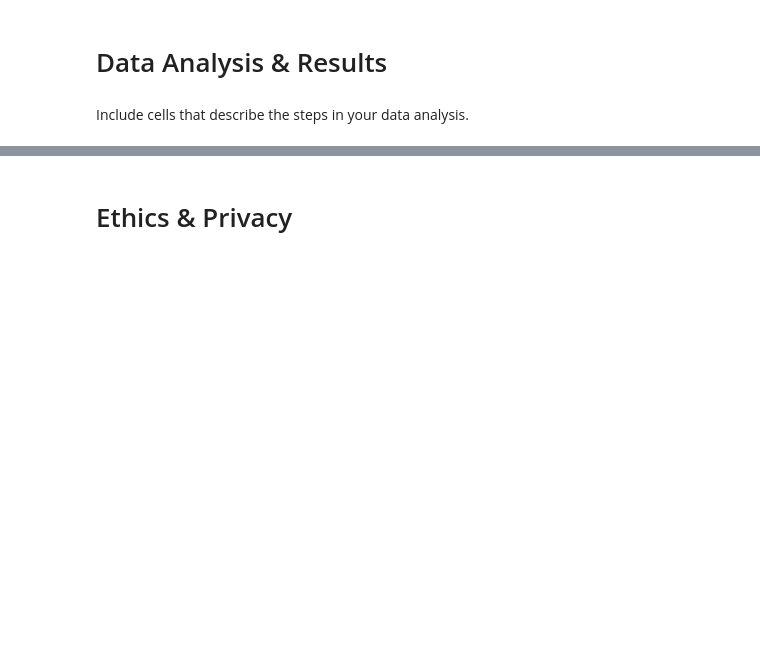
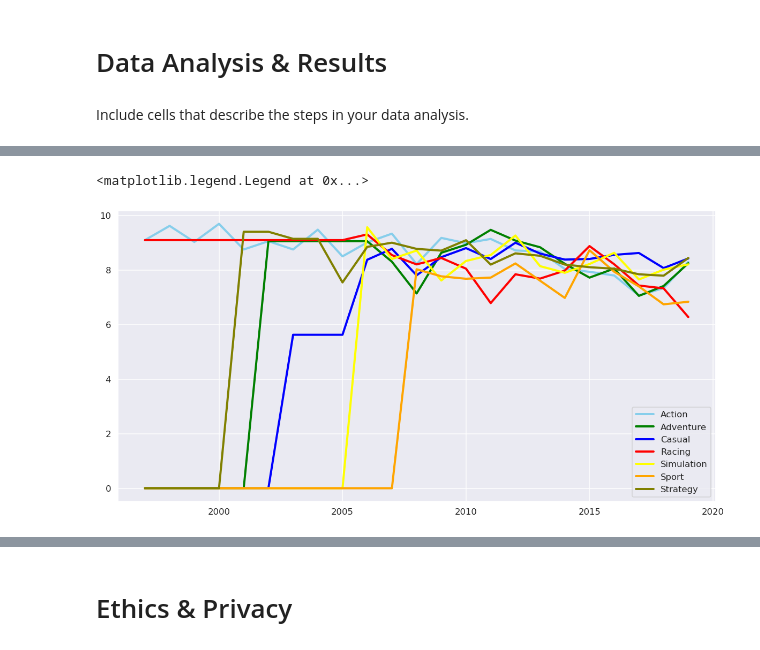
Before and after one commit to Edwardxie72/Cogs108-Gaming-Trends-Analysis, a Jupyter notebook: FinalProject.ipynb, the cells around one changed output, grey strips where cells are left out. Drawn from its saved outputs; the diff is of its cells as text; code cells hidden in the pictures; blank space fills up the shorter version.

Commit message:
Data + analysis + conclusion + cleanup

```diff
--- a/FinalProject.ipynb
+++ b/FinalProject.ipynb
@@ -544,0 +672,16 @@ Strategy Games:<br>
+# %%
+# Make array that counts the avg rating in the year for stg
+steam_stg_year = [0, 0, 0, 0, 0, 0, 0, 0, 0, 0, 0, 0, 0, 0, 0, 0, 0, 0, 0, 0, 0, 0, 0]
+for i in range(df_steam['Year'].min(), df_steam['Year'].max() + 1):
+    # Loops through and gets avg rating in the year
+    steam_temp = steam_stg[steam_stg['Year'] == i]
+    if len(steam_temp) > 0:
+        steam_temp_avg = np.multiply(steam_temp['AvgRating'], steam_temp['NumRating']).sum()/steam_temp['NumRating'].sum() * 10
+        steam_stg_year[i - 1997] = steam_temp_avg
+    else:
+        if i > 0:
+            steam_stg_year[i - 1997] = steam_stg_year[i - 1997 - 1]
+        else:
+            steam_stg_year[i - 1997] = 0
+
+print(steam_stg_year)
@@ -686,0 +842,26 @@ df_categories over time=pd.DataFrame({'x': range(df_),
+# %%
+# Plotted with if no notables games came out in a year, rating stays the same
+fig, ax = plt.subplots(figsize=(20, 10))
+
+df_steam_time = pd.DataFrame({'x': range(df_steam['Year'].min(), df_steam['Year'].max() + 1),
+                                      'Action': steam_act_year,
+                                      'Adventure': steam_adv_year,
+                                      'Casual': steam_cas_year,
+                                      'Racing': steam_rac_year,
+                                      'Simulation': steam_sim_year,
+                                      'Sport': steam_spt_year,
+                                      'Strategy': steam_stg_year})
+
+plt.plot('x', 'Action', data=df_steam_time, marker='', color='skyblue', linewidth=4)
+plt.plot('x', 'Adventure', data=df_steam_time, marker='', color='green', linewidth=4)
+plt.plot('x', 'Casual', data=df_steam_time, marker='', color='blue', linewidth=4)
+plt.plot('x', 'Racing', data=df_steam_time, marker='', color='red', linewidth=4)
+plt.plot('x', 'Simulation', data=df_steam_time, marker='', color='yellow', linewidth=4)
+plt.plot('x', 'Sport', data=df_steam_time, marker='', color='orange', linewidth=4)
+plt.plot('x', 'Strategy', data=df_steam_time, marker='', color='olive', linewidth=4)
+plt.legend()
+
+# https://python-graph-gallery.com/122-multiple-lines-chart/
+# %% [output]
+<matplotlib.legend.Legend at 0x...>
+[figure, added]
```
Also changed, not shown: parts of 38 cells of this notebook.
